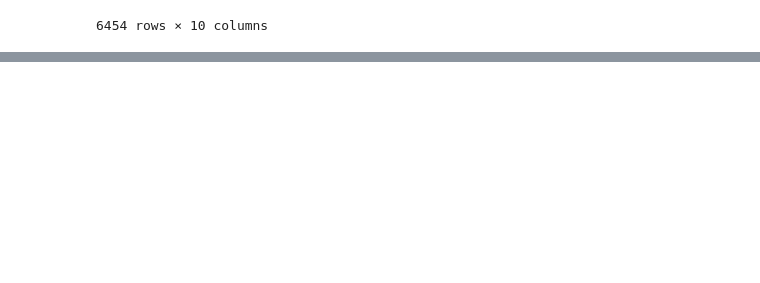
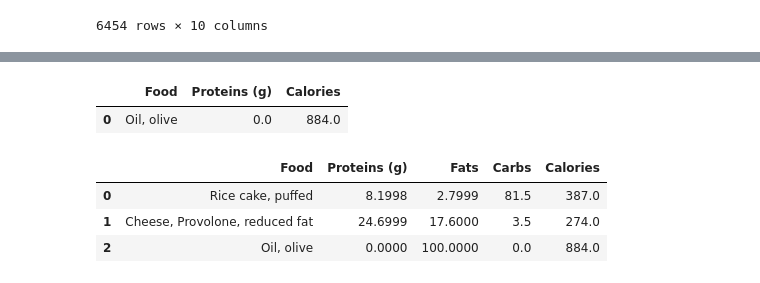
Before and after one commit to seanhoffman76/Project1, a Jupyter notebook: NutrientsAnalysis.ipynb, the cells around one changed output, grey strips where cells are left out. Cells and saved outputs as stored; diff of their text form; code cells hidden in the pictures; blank space fills up the shorter version.

```diff
--- a/NutrientsAnalysis.ipynb
+++ b/NutrientsAnalysis.ipynb
@@ -137,0 +97,65 @@ meal[2]
+# %%
+# meal_items = []
+
+for i, row in random_fats.iterrows():
+    if row["Category"] == "Fats":
+        x = row["Food"]
+        y = row["Proteins (g)"]
+        z = row["Calories"]
+# print(x,y,z)
+
+# def FatCals ():
+
+totals = {"Food":[x],
+         "Proteins (g)":[y],
+         "Calories":[z]}
+
+fats_df = pd.DataFrame(totals)
+fats_df
+# meal_items
+# %% [output]
+|  | Food | Proteins (g) | Calories |
+| 0 | Oil, olive | 0.0 | 884.0 |
+# %%
+random_carb2 = nutrients_df[nutrients_df["Category"] == "Carbs"].sample(n=1)
+random_protein2 = nutrients_df[nutrients_df["Category"] == "Proteins"].sample(n=1)
+random_fats2 = nutrients_df[nutrients_df["Category"] == "Fats"].sample(n=1)
+
+for i, row in random_carb2.iterrows():
+    if row["Category"] == "Carbs":
+        a = row["Food"]
+        b = row["Proteins (g)"]
+        c = row["Fats (g)"]
+        d = row["Carbs (g)"]
+        e = row["Calories"]
+
+for i, row in random_protein2.iterrows():
+    if row["Category"] == "Proteins":
+        a1 = row["Food"]
+        b1 = row["Proteins (g)"]
+        c1 = row["Fats (g)"]
+        d1 = row["Carbs (g)"]
+        e1 = row["Calories"]
+
+for i, row in random_fats2.iterrows():
+    if row["Category"] == "Fats":
+        a2 = row["Food"]
+        b2 = row["Proteins (g)"]
+        c2 = row["Fats (g)"]
+        d2 = row["Carbs (g)"]
+        e2 = row["Calories"]
+
+totals1 = {"Food":[a,a1,a2],
+         "Proteins (g)":[b,b1,b2],
+         "Fats":[c,c1,c2],
+         "Carbs":[d,d1,d2],
+         "Calories":[e,e1,e2]
+          }
+
+meal_df = pd.DataFrame(totals1)
+meal_df
+# %% [output]
+|  | Food | Proteins (g) | Fats | Carbs | Calories |
+| 0 | Rice cake, puffed | 8.1998 | 2.7999 | 81.5 | 387.0 |
+| 1 | Cheese, Provolone, reduced fat | 24.6999 | 17.6000 | 3.5 | 274.0 |
+| 2 | Oil, olive | 0.0000 | 100.0000 | 0.0 | 884.0 |
```
Also changed, not shown: parts of 12 cells of this notebook.
